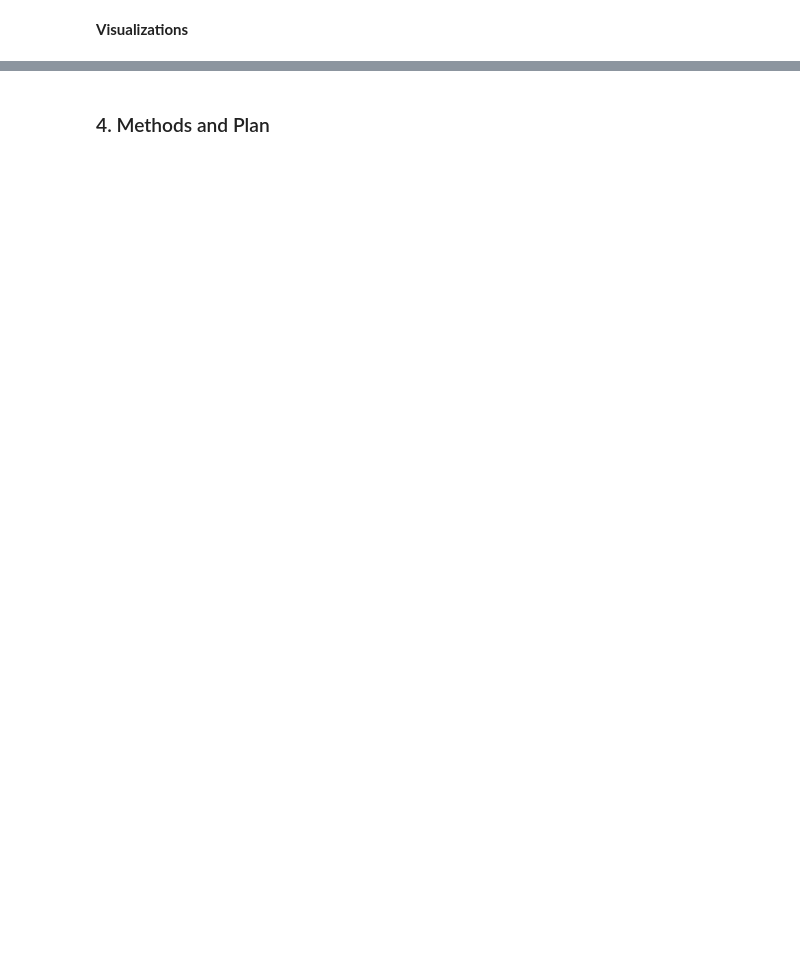
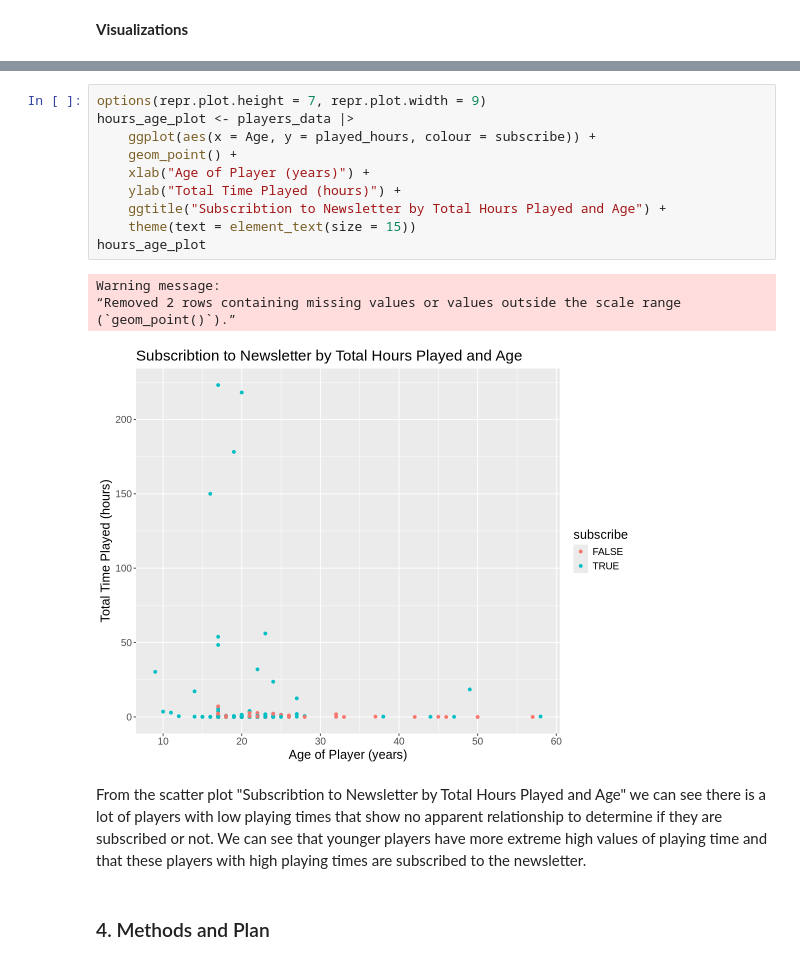
Before and after one commit to emilyk-05/individual_project_planning, a Jupyter notebook: individual_project_planning.ipynb, the cells around one changed output, grey strips where cells are left out. Drawn from its saved outputs; the diff is of its cells as text; blank space fills up the shorter version.

```diff
--- a/individual_project_planning.ipynb
+++ b/individual_project_planning.ipynb
@@ -157,2 +214,19 @@ From the bar graph "Number of Players by Gender" we can tell there is a majority
+# %%
+options(repr.plot.height = 7, repr.plot.width = 9)
+hours_age_plot <- players_data |>
+    ggplot(aes(x = Age, y = played_hours, colour = subscribe)) +
+    geom_point() +
+    xlab("Age of Player (years)") +
+    ylab("Total Time Played (hours)") +
+    ggtitle("Subscribtion to Newsletter by Total Hours Played and Age") +
+    theme(text = element_text(size = 15))
+hours_age_plot
+# %% [output]
+Warning message:
+“Removed 2 rows containing missing values or values outside the scale range
+(`geom_point()`).”
+[figure, added]
+# %% [markdown]
+From the scatter plot "Subscribtion to Newsletter by Total Hours Played and Age" we can see there is a lot of players with low playing times that show no apparent relationship to determine if they are subscribed or not. We can see that younger players have more extreme high values of playing time and that these players with high playing times are subscribed to the newsletter.
 # %% [markdown]
 ### 4. Methods and Plan
```
Also changed, not shown: parts of 21 cells of this notebook.
